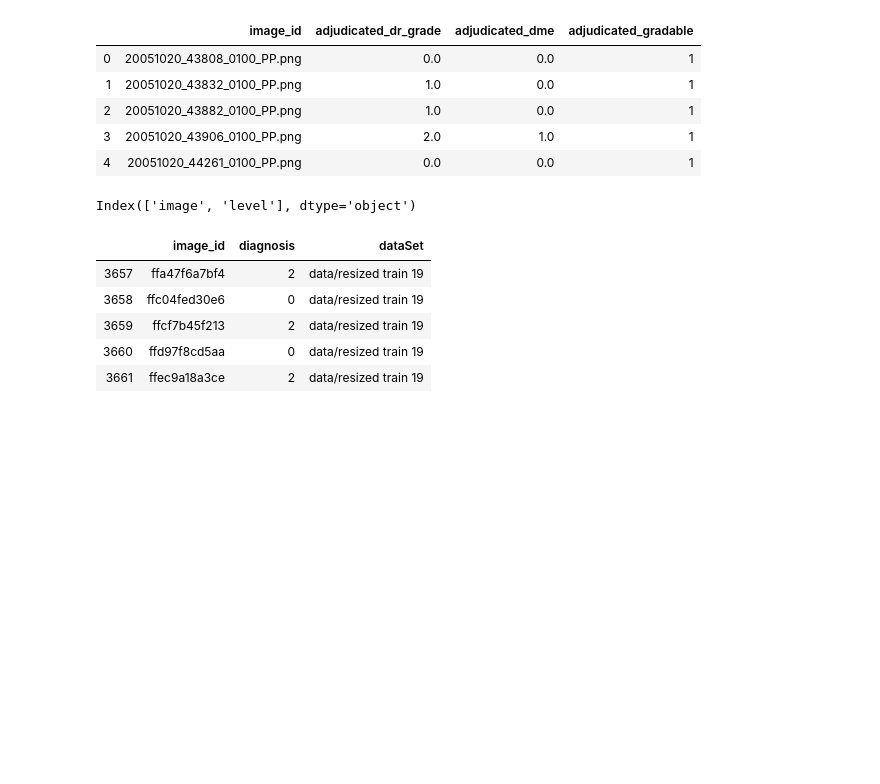
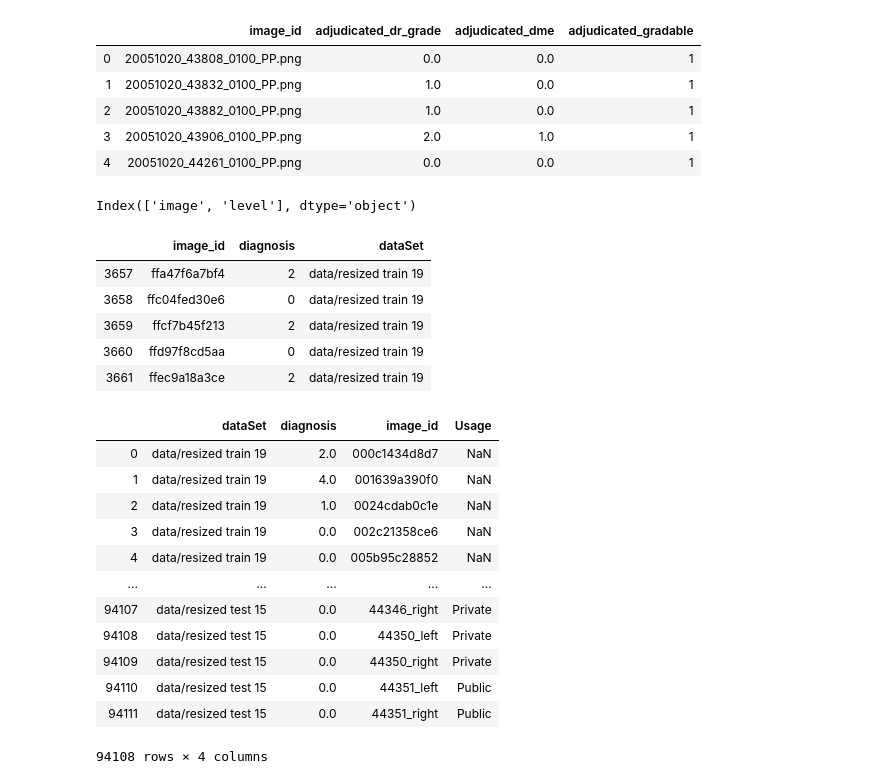
Before and after one commit to moiztechsavvy/Kaggle-Challenge-APTOS-Blindness-Detection, a Jupyter notebook: Combinecsv.ipynb, the cells around one changed output. Saved outputs shown, nothing was run; the diff lists cells and outputs as text; code cells hidden in the pictures; blank space fills up the shorter version.

```diff
--- a/Combinecsv.ipynb
+++ b/Combinecsv.ipynb
@@ -58,3 +60,21 @@ Training_DataFrame = Training_DataFrame.append(traindata2019, sort=False,ignore_
 Training_DataFrame = Training_DataFrame.append(traindata2015, sort=False,ignore_index=True)
 Training_DataFrame = Training_DataFrame.append(mesidor_data, sort=False,ignore_index=True)
 Training_DataFrame = Training_DataFrame.append(testdata2015, sort=False,ignore_index=True)
+# %%
+Index_of_null_vals = Training_DataFrame[Training_DataFrame['diagnosis'].isnull()].index
+# %%
+Training_DataFrame.drop(Index_of_null_vals)
+# %% [output]
+|  | dataSet | diagnosis | image_id | Usage |
+| 0 | data/resized train 19 | 2.0 | 000c1434d8d7 | NaN |
+| 1 | data/resized train 19 | 4.0 | 001639a390f0 | NaN |
+| 2 | data/resized train 19 | 1.0 | 0024cdab0c1e | NaN |
+| 3 | data/resized train 19 | 0.0 | 002c21358ce6 | NaN |
+| 4 | data/resized train 19 | 0.0 | 005b95c28852 | NaN |
+| ... | ... | ... | ... | ... |
+| 94107 | data/resized test 15 | 0.0 | 44346_right | Private |
+| 94108 | data/resized test 15 | 0.0 | 44350_left | Private |
+| 94109 | data/resized test 15 | 0.0 | 44350_right | Private |
+| 94110 | data/resized test 15 | 0.0 | 44351_left | Public |
+| 94111 | data/resized test 15 | 0.0 | 44351_right | Public |
+94108 rows × 4 columns
```
Also changed, not shown: parts of 16 cells of this notebook, 1 other file.
